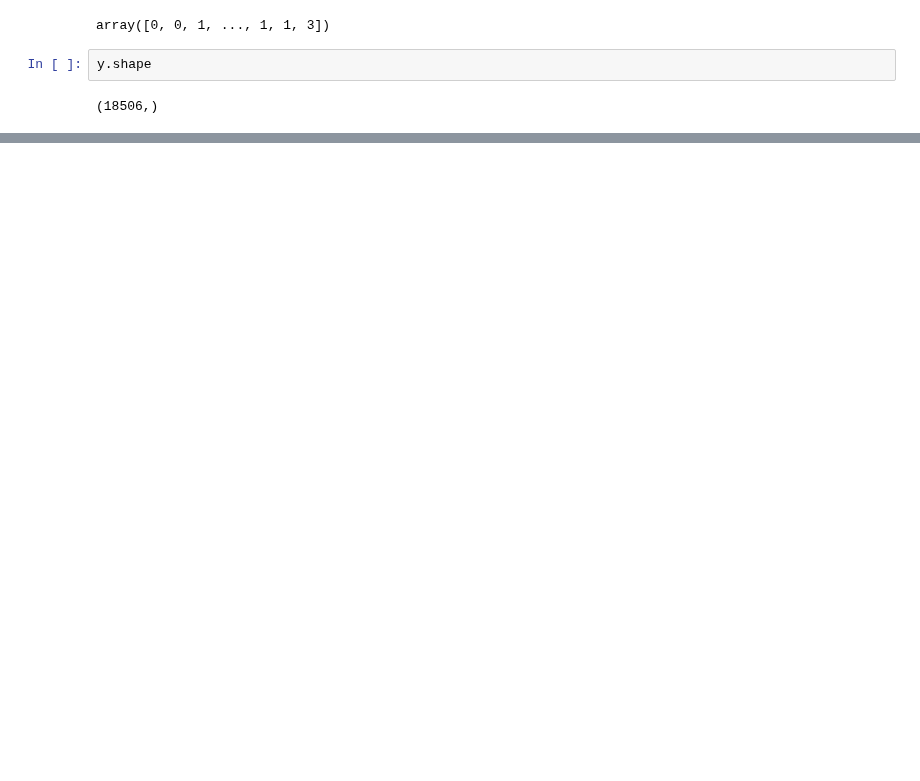
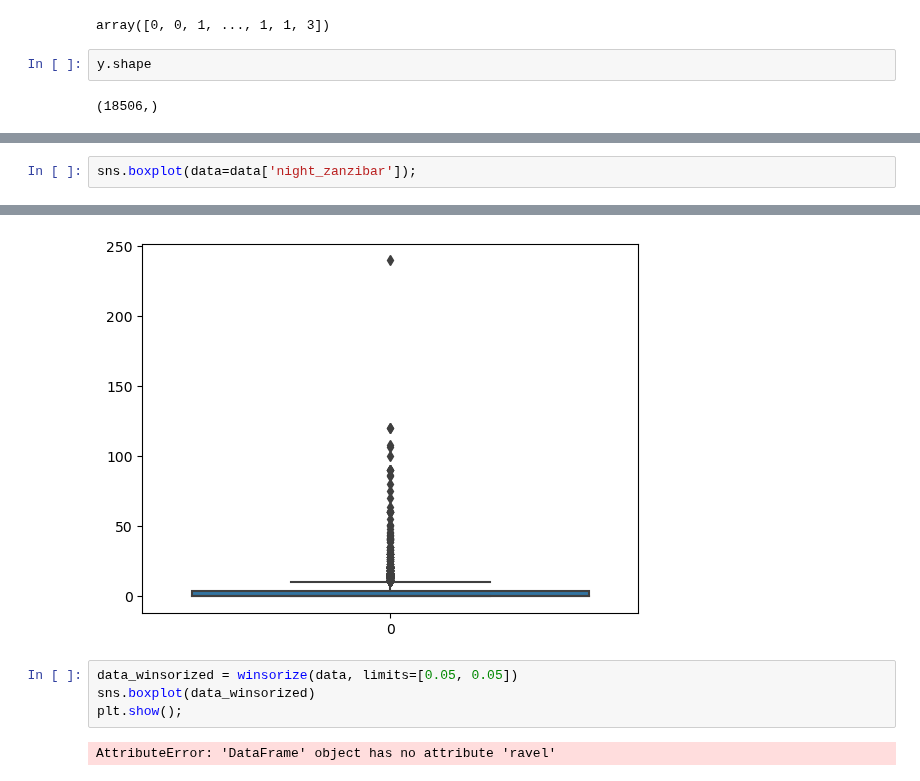
Before and after one commit to Njaramba-Riri/expenditure-prediction, a Jupyter notebook: trial.ipynb, the cells around one changed output, grey strips where cells are left out. Drawn from its saved outputs; the diff is of its cells as text; blank space fills up the shorter version.

```diff
--- a/trial.ipynb
+++ b/trial.ipynb
@@ -84,0 +133,3 @@ scores.mean()
+# %%
+sns.boxplot(data=data['night_zanzibar']);
+# %% [output]
@@ -84,0 +137,7 @@ scores.mean()
+[figure, added]
+# %%
+data_winsorized = winsorize(data, limits=[0.05, 0.05])
+sns.boxplot(data_winsorized)
+plt.show();
+# %% [output]
+AttributeError: 'DataFrame' object has no attribute 'ravel'
```
Also changed, not shown: parts of 9 cells of this notebook, 2 other files.
